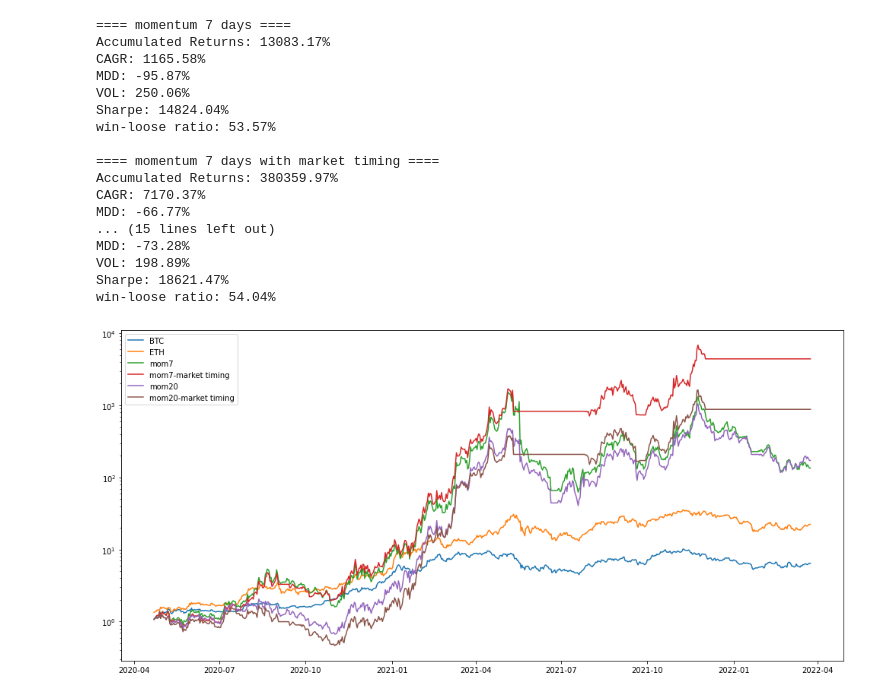
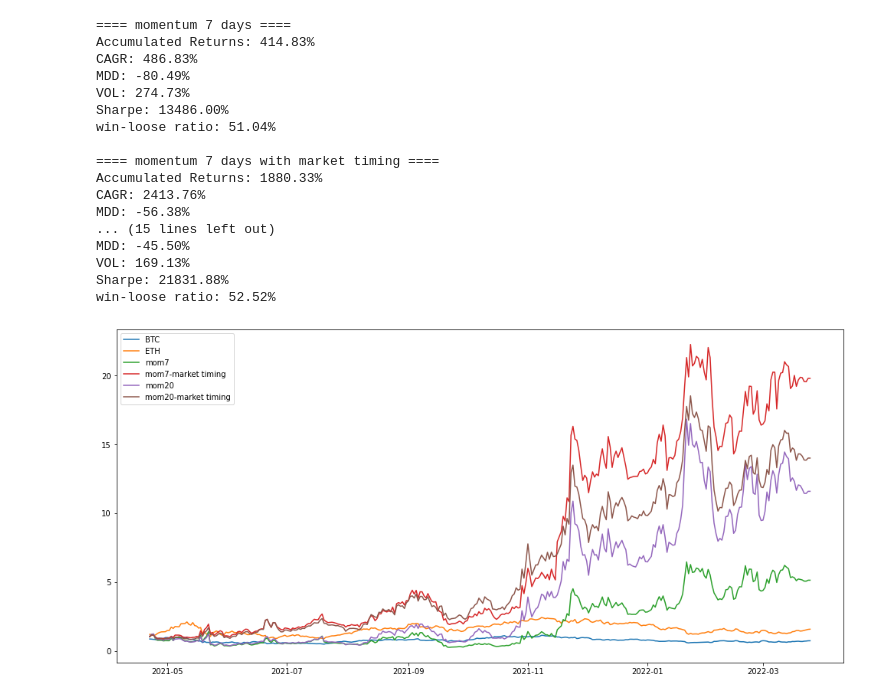
Before and after one commit to choij1589/SystemTrading, a Jupyter notebook: CoinTrading/Step3-MarketTiming.ipynb, the cells around one changed output. Drawn from its saved outputs; the diff is of its cells as text; code cells hidden in the pictures.

```diff
--- a/CoinTrading/Step3-MarketTiming.ipynb
+++ b/CoinTrading/Step3-MarketTiming.ipynb
@@ -97,7 +97,7 @@ def add_RSI(sample, period=14):
 # Test will be based on different days of momentum
 samples = dict()
 for ticker in tickers:
-    sample = get_sample(ticker, start_date="1 Apr, 2020")   # at least 21 coins are possible
+    sample = get_sample(ticker, start_date="1 Apr, 2021")   # at least 21 coins are possible
 
     # preprocess
     sample['number'] = sample.index.map(mdates.date2num)
@@ -107,11 +107,12 @@ for ticker in tickers:
     sample = add_momentum(sample, period=7)
     sample = add_momentum(sample, period=20)
     sample = add_RSI(sample)
-    sample = add_noise(sample, period=10)
+    sample = add_noise(sample, period=15)
     sample = add_retarded_reward(sample)
     sample['ema7'] = sample['close'].ewm(7).mean()
     sample['ema20'] = sample['close'].ewm(20).mean()
     sample['ema30'] = sample['close'].ewm(30).mean()
+    sample['ema40'] = sample['close'].ewm(40).mean()
     sample['ema50'] = sample['close'].ewm(50).mean()
     sample.dropna(inplace=True)
 
@@ -119,3 +120,14 @@ for ticker in tickers:
 
 btc = samples['BTCUSDT'].copy()
 eth = samples['ETHUSDT'].copy()
+# %%
+# Random walk theory?
+sample = get_sample("WAVESUSDT", start_date="1 Jan, 2019")
+returns = []
+for idx in sample.index:
+    if idx == sample.index[0]:
+        continue
+
+    returns.append(sample.loc[idx, 'close']/sample.shift(1).loc[idx, 'close'] - 1.)
+
+plt.hist(returns, bins=18)
@@ -246,46 +286,46 @@ def evaluate(book, title=""):
     print(f"win-loose ratio: {win_loose_ratio*100:.2f}%")
     print()
 # %%
-mom7 = inspect_indicator("mom7", False, False, False)
+mom7 = inspect_indicator("mom7", market_timing=False, idv_timing=False, filtering=True)
 evaluate(mom7, "momentum 7 days")
 
 mom7_mt = inspect_indicator("mom7", market_timing=True, idv_timing=True, filtering=True)
 evaluate(mom7_mt, "momentum 7 days with market timing")
 
-mom20 = inspect_indicator("mom20", False, False, False)
+mom20 = inspect_indicator("mom20", market_timing=False, idv_timing=False, filtering=True)
 evaluate(mom20, "momentum 20 days")
 
-mom20_mt = inspect_indicator("mom20", market_timing=True, idv_timing=True, filtering=True)
+mom20_mt = inspect_indicator("mom20", market_timing=True, idv_timing=True, filtering=False)
 evaluate(mom20_mt, "momentum 20 days with market timing")
 # %% [output]
 ==== momentum 7 days ====
-Accumulated Returns: 13083.17%
-CAGR: 1165.58%
-MDD: -95.87%
-VOL: 250.06%
-Sharpe: 14824.04%
-win-loose ratio: 53.57%
+Accumulated Returns: 414.83%
+CAGR: 486.83%
+MDD: -80.49%
+VOL: 274.73%
+Sharpe: 13486.00%
+win-loose ratio: 51.04%
 
 ==== momentum 7 days with market timing ====
-Accumulated Returns: 380359.97%
-CAGR: 7170.37%
-MDD: -66.77%
+Accumulated Returns: 1880.33%
+CAGR: 2413.76%
+MDD: -56.38%
 ... (15 lines left out)
-MDD: -73.28%
-VOL: 198.89%
-Sharpe: 18621.47%
-win-loose ratio: 54.04%
+MDD: -45.50%
+VOL: 169.13%
+Sharpe: 21831.88%
+win-loose ratio: 52.52%
 # %%
 plt.figure(figsize=(17, 8))
-plt.yscale('log')
+#plt.yscale('log')
 plt.plot(btc.index, btc.total_reward, label="BTC")
 plt.plot(eth.index, eth.total_reward, label="ETH")
 plt.plot(mom7.index, mom7.total_reward, label="mom7")
 plt.plot(mom7_mt.index, mom7_mt.total_reward, label="mom7-market timing")
 plt.plot(mom20.index, mom20.total_reward, label="mom20")
 plt.plot(mom20_mt.index, mom20_mt.total_reward, label="mom20-market timing")
 plt.legend(loc='best')
 
 plt.show()
 # %% [output]
-[figure, old version]
+[figure, new version]
```
Also changed, not shown: parts of 3 cells of this notebook, 1 other file.
